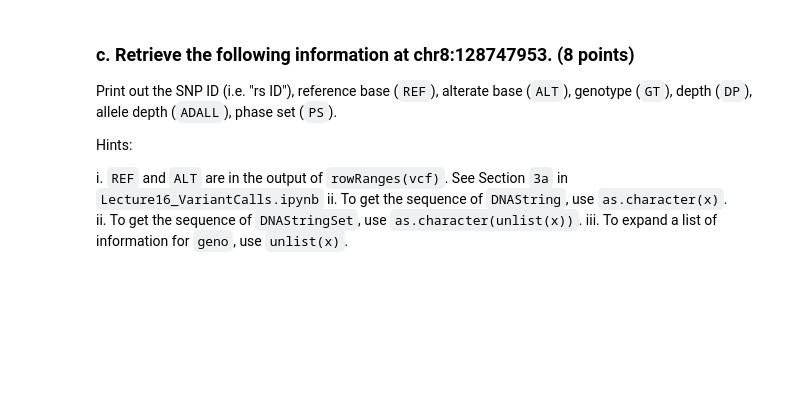
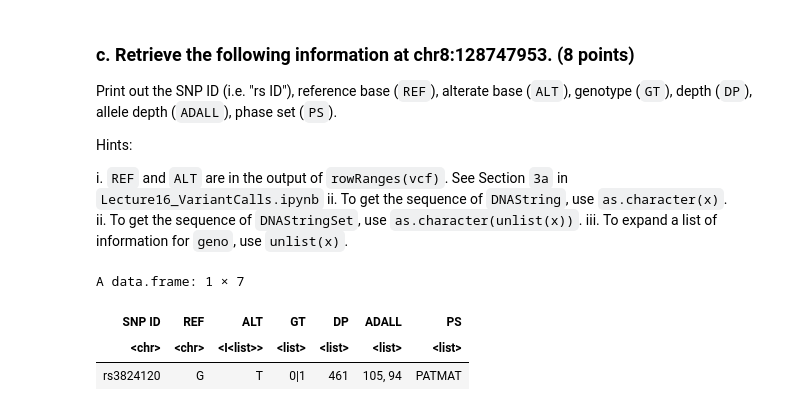
Before and after one commit to lucyzli/tfcb-homework07, a Jupyter notebook: Homework07_LLi.ipynb, the cells around one changed output. Saved outputs shown, nothing was run; the diff lists cells and outputs as text; code cells hidden in the pictures; blank space fills up the shorter version.

```diff
--- a/Homework07_LLi.ipynb
+++ b/Homework07_LLi.ipynb
@@ -274,15 +261,40 @@ Hints:
 # %%
 #make new GRanges with chromosome/DNA coordinate of interest
 myGRange_3c <- GRanges(seqnames = '8', ranges = IRanges(start = 128747953, end = 128747953))
 #setup vcf parameters
 vcf.param_3c <- ScanVcfParam(which = myGRange_3c)
 #read VCF files
 vcf_3c <- readVcf(vcfFile, genome = "hg19", param = vcf.param_3c)
 
 #combine all `geno` fields into a single table
 genoData_3c <- data.frame(do.call(cbind, geno(vcf_3c)))
 colnames(genoData_3c) <- rownames(geno(header(vcf_3c)))
+#select relevant columns
+genoData_3c <- subset (genoData_3c, select = c(GT, DP, ADALL, PS))
+#convert rownames to a proper column of the dataframe
+genoData_3c <- cbind(SNP_ID = rownames(genoData_3c), genoData_3c)
+#remove the original rownames
+rownames(genoData_3c) <- NULL
 
-#retrieve desired information
-# unlist(geno(newvcf))
-# rowRanges(newvcf)
+#get REF and ALT columns using rowRanges and convert to dataframe
+othercols <- rowRanges(vcf_3c) %>%
+    as.data.frame()
+#select relevant columns
+othercols <- subset (othercols, select = c(REF, ALT))
+#convert rownames to a proper column of the dataframe
+othercols <- cbind(SNP_ID = rownames(othercols), othercols)
+#remove the original rownames
+rownames(othercols) <- NULL
+
+#merge the two dataframe with the relevant columns together
+SNPs_3c <- merge(othercols, genoData_3c, by='SNP_ID')
+#rename SNP ID column
+SNPs_3c <- SNPs_3c %>%
+       rename("SNP_ID" = "SNP ID")
+#show dataframe
+SNPs_3c
+# %% [output]
+A data.frame: 1 × 7
+| SNP ID | REF | ALT | GT | DP | ADALL | PS |
+| <chr> | <chr> | <I<list>> | <list> | <list> | <list> | <list> |
+| rs3824120 | G | T | 0|1 | 461 | 105, 94 | PATMAT |
```
Also changed, not shown: parts of 3 cells of this notebook.
